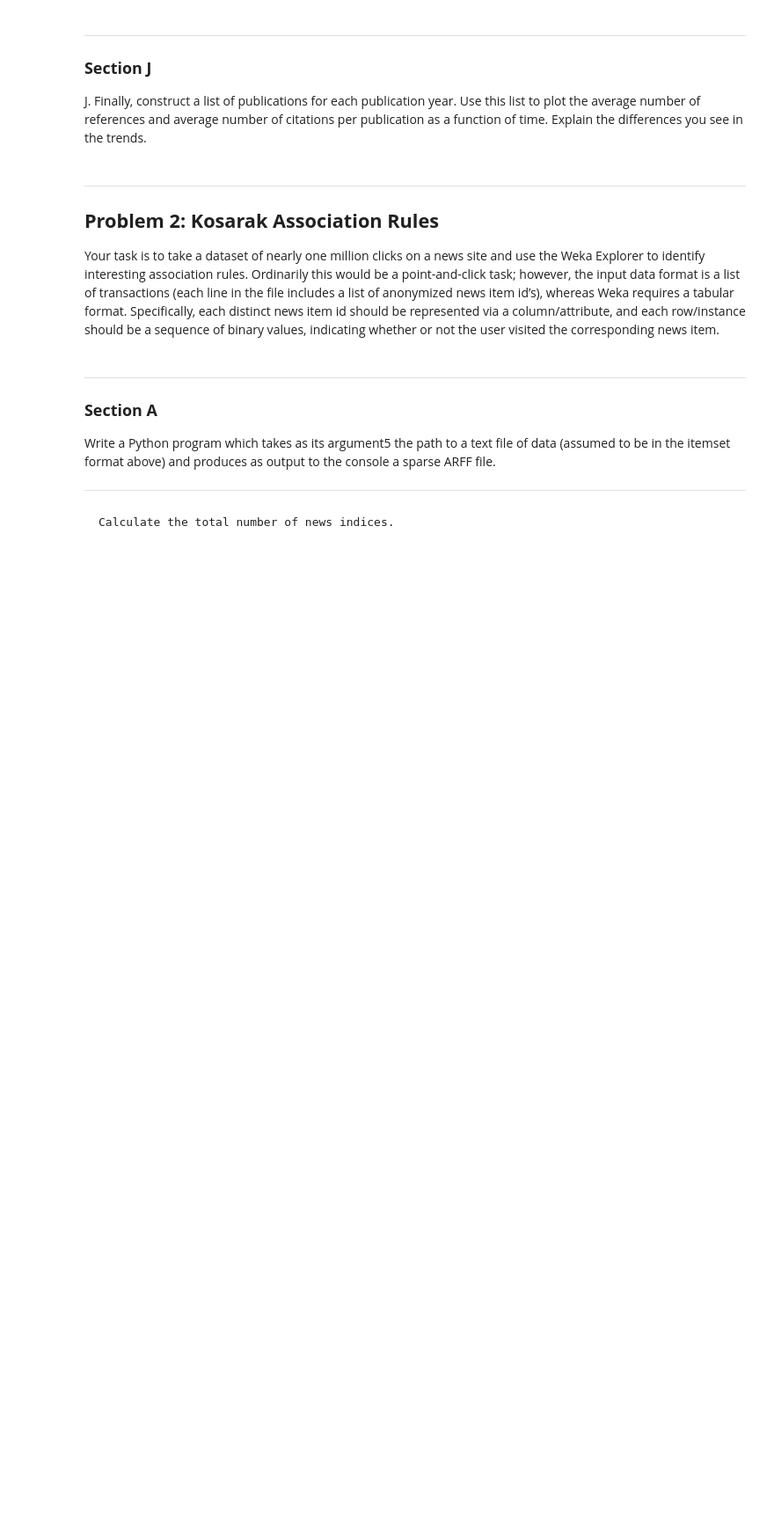
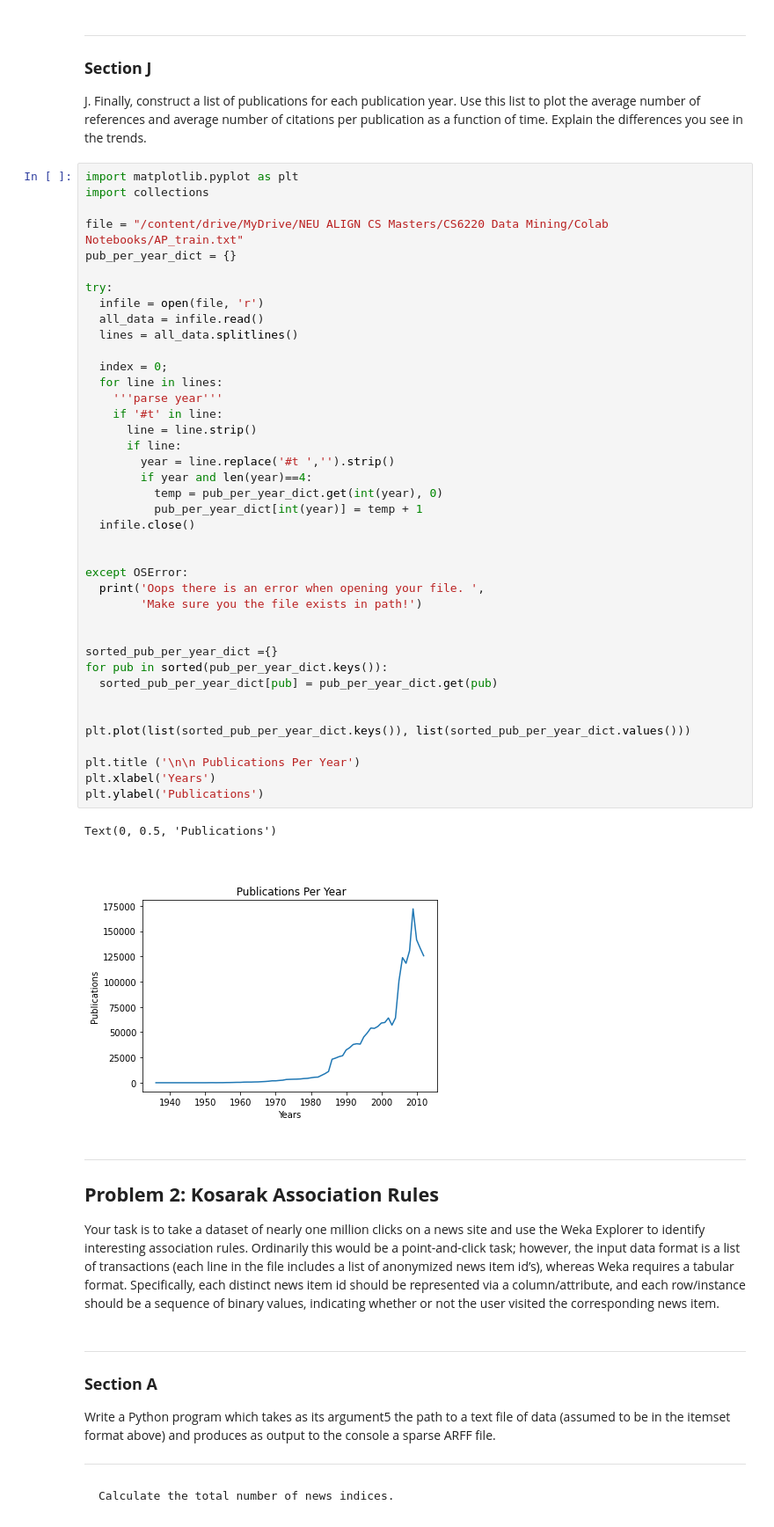
Before and after one commit to linyu3294/cs6220-data-minning-hw, a Jupyter notebook: cs6220_hw1.ipynb, the cells around one changed output. Shown at 88% size. Drawn from its saved outputs; the diff is of its cells as text; blank space fills up the shorter version.

```diff
--- a/cs6220_hw1.ipynb
+++ b/cs6220_hw1.ipynb
@@ -543,6 +547,49 @@ plt.ylabel('Impact Factor')
 ---
 ### **Section J**
 J. Finally, construct a list of publications for each publication year. Use this list to plot the average number of references and average number of citations per publication as a function of time. Explain the differences you see in the trends.
+# %%
+import matplotlib.pyplot as plt
+import collections
+
+file = "/content/drive/MyDrive/NEU ALIGN CS Masters/CS6220 Data Mining/Colab Notebooks/AP_train.txt"
+pub_per_year_dict = {}
+
+try:
+  infile = open(file, 'r')
+  all_data = infile.read()
+  lines = all_data.splitlines()
+
+  index = 0;
+  for line in lines:
+    '''parse year'''
+    if '#t' in line:
+      line = line.strip()
+      if line:
+        year = line.replace('#t ','').strip()
+        if year and len(year)==4:
+          temp = pub_per_year_dict.get(int(year), 0)
+          pub_per_year_dict[int(year)] = temp + 1
+  infile.close()
+
+
+except OSError:
+  print('Oops there is an error when opening your file. ',
+        'Make sure you the file exists in path!')
+
+
+sorted_pub_per_year_dict ={}
+for pub in sorted(pub_per_year_dict.keys()):
+  sorted_pub_per_year_dict[pub] = pub_per_year_dict.get(pub)
+
+
+plt.plot(list(sorted_pub_per_year_dict.keys()), list(sorted_pub_per_year_dict.values()))
+
+plt.title ('\n\n Publications Per Year')
+plt.xlabel('Years')
+plt.ylabel('Publications')
+# %% [output]
+Text(0, 0.5, 'Publications')
+[figure, added]
 # %% [markdown]
 ---
 ## **Problem 2: Kosarak Association Rules**
```
Also changed, not shown: parts of 5 cells of this notebook.
